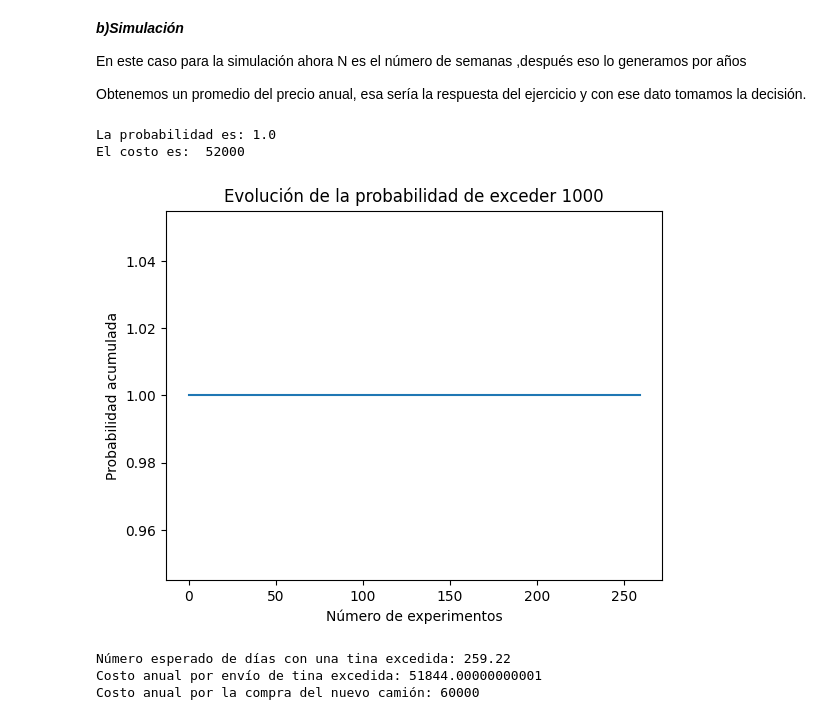
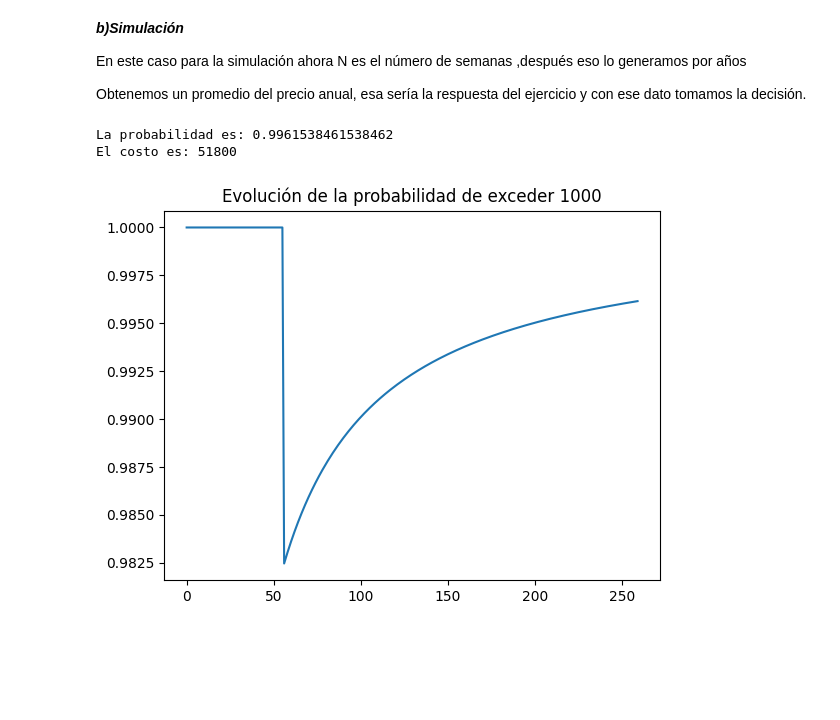
Before and after one commit to Anali24/SIMULACION-I, a Jupyter notebook: Transporte_SI.ipynb, the cells around one changed output. Drawn from its saved outputs; the diff is of its cells as text; code cells hidden in the pictures; blank space fills up the shorter version.

```diff
--- a/Transporte_SI.ipynb
+++ b/Transporte_SI.ipynb
@@ -239,66 +239,39 @@ Obtenemos un promedio del precio anual, esa sería la respuesta del ejercicio y
 a = 190
 b = 230
 c = 210
 
 def sim_tinas():
     tinas_excedidas = 0
     muestra = []
-    N = 5 * 52
+    N = 5 * 52  # Número de días de trabajo al año
+
     for i in range(N):
         # Generar muestras
         u_1 = np.random.triangular(a, c, b)
         u_2 = np.random.triangular(a, c, b)
         u_3 = np.random.triangular(a, c, b)
         u_4 = np.random.triangular(a, c, b)
         u_5 = np.random.triangular(a, c, b)
 
         # Verificar si la suma de las muestras excede 1000
         suma = u_1 + u_2 + u_3 + u_4 + u_5
         if suma > 1000:
-          tinas_excedidas += 1
-          precio_tina= tinas_excedidas*200
+            tinas_excedidas += 1
 
-        prob = tinas_excedidas/(i+1)
-        costo = tinas_excedidas*200
+        prob = tinas_excedidas / (i + 1)
         muestra.append(prob)
 
-
+    costo = tinas_excedidas * 200
     return muestra, costo, prob
 
 muestra, costo, prob = sim_tinas()
 print("La probabilidad es:", prob)
-print("El costo es: ", costo)
+print("El costo es:", costo)
 
 plt.plot(muestra)
-plt.xlabel('Número de experimentos')
-plt.ylabel('Probabilidad acumulada')
 plt.title('Evolución de la probabilidad de exceder 1000')
 plt.show()
 # %% [output]
-La probabilidad es: 1.0
-El costo es:  52000
+La probabilidad es: 0.9961538461538462
+El costo es: 51800
-[figure, old version]
+[figure, new version]
-# %%
-
-# Definir la probabilidad de que salga una tina excedida
-prob_tina_excedida = 0.997
-
-# Número de días de trabajo al año
-dias_trabajo_anio = 5 * 52
-
-# Calcular el número esperado de días con una tina excedida
-dias_tina_excedida = prob_tina_excedida * dias_trabajo_anio
-
-# Calcular el costo total anual por envío de tina excedida
-costo_envio_tina = dias_tina_excedida * 200
-
-# Costo anual por la compra del nuevo camión
-costo_nuevo_camion = 60000
-
-print("Número esperado de días con una tina excedida:", dias_tina_excedida)
-print("Costo anual por envío de tina excedida:", costo_envio_tina)
-print("Costo anual por la compra del nuevo camión:", costo_nuevo_camion)
-# %% [output]
-Número esperado de días con una tina excedida: 259.22
-Costo anual por envío de tina excedida: 51844.00000000001
-Costo anual por la compra del nuevo camión: 60000
```
Also changed, not shown: parts of 2 cells of this notebook.
